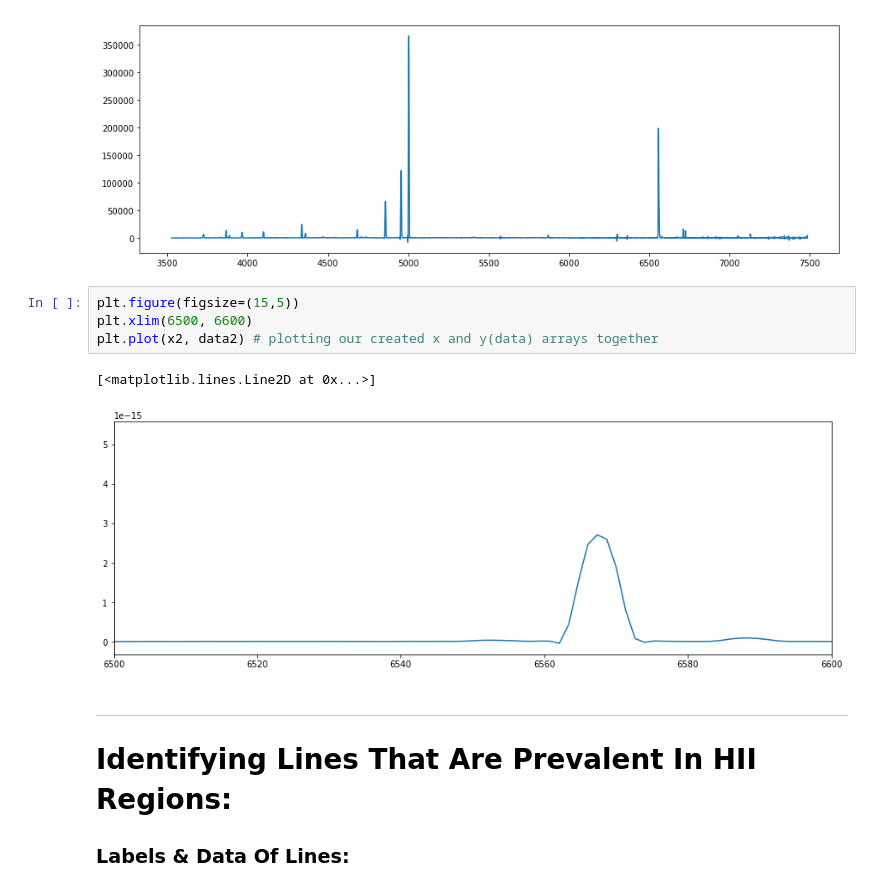
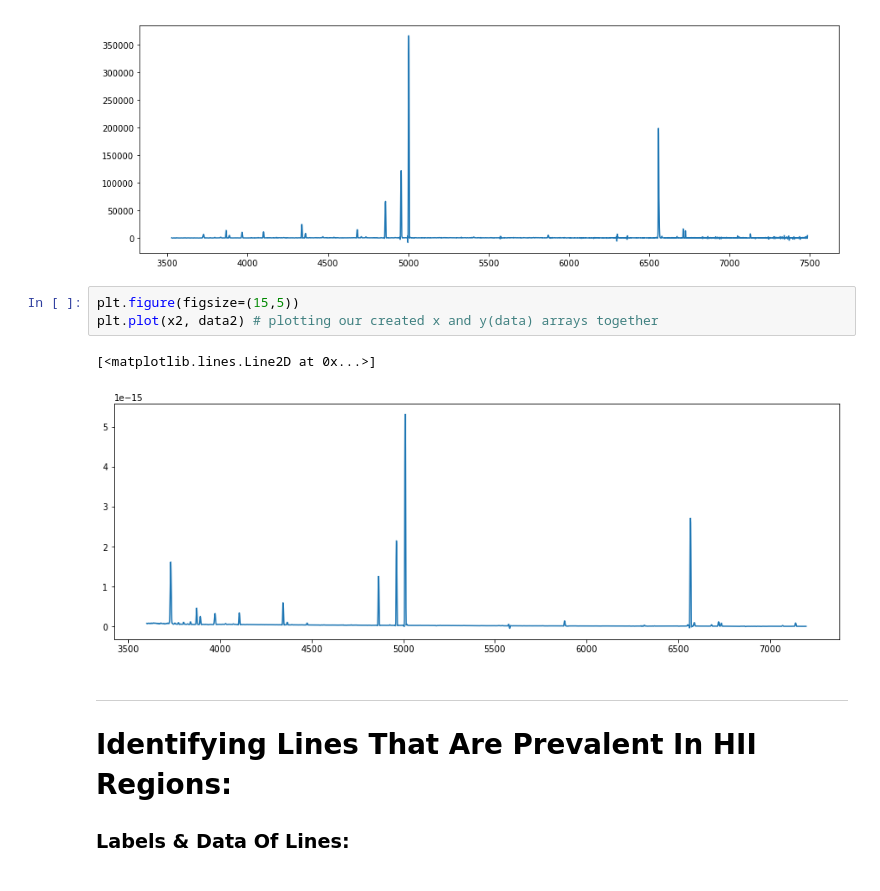
Before and after one commit to Spencer-Long/Spectroscopy-, a Jupyter notebook: Temp_Density_HII.ipynb, the cells around one changed output. Drawn from its saved outputs; the diff is of its cells as text.

```diff
--- a/Temp_Density_HII.ipynb
+++ b/Temp_Density_HII.ipynb
@@ -75,11 +75,10 @@ plt.plot(x1, data1) # plotting our created x and y(data) arrays together
 [figure]
 # %%
 plt.figure(figsize=(15,5))
-plt.xlim(6500, 6600)
 plt.plot(x2, data2) # plotting our created x and y(data) arrays together
 # %% [output]
 [<matplotlib.lines.Line2D at 0x...>]
-[figure, old version]
+[figure, new version]
 # %% [markdown]
 ---
 # Identifying Lines That Are Prevalent In HII Regions:
```
Also changed, not shown: parts of 6 cells of this notebook.
